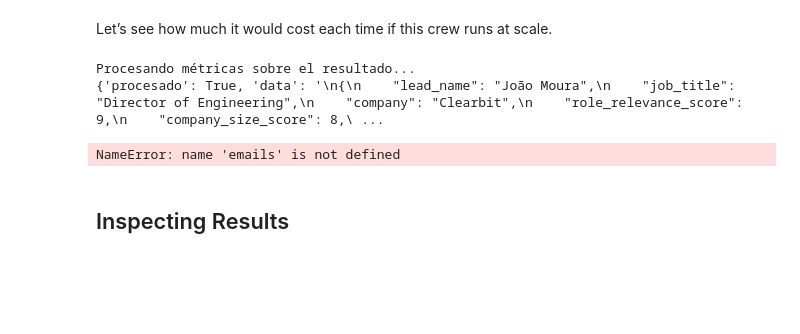
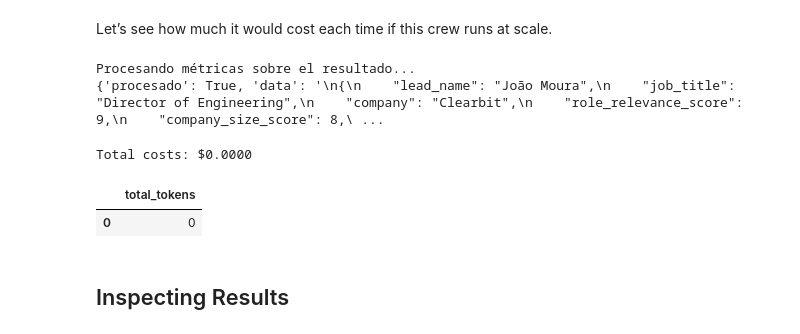
Before and after one commit to karlianamsuarezc/crew-ai-agents, a Jupyter notebook: lesson_3/L_3.ipynb, the cells around one changed output. Drawn from its saved outputs; the diff is of its cells as text; code cells hidden in the pictures; blank space fills up the shorter version.

Commit message:
Fix NameError and KeyError in lead scoring flow; update DataFrame creation and error handling

```diff
--- a/lesson_3/L_3.ipynb
+++ b/lesson_3/L_3.ipynb
@@ -387,17 +387,21 @@ Procesando métricas sobre el resultado...
 # %%
 import pandas as pd
 
 # Convert UsageMetrics instance to a DataFrame
-df_usage_metrics = pd.DataFrame([emails[0].token_usage.dict()])
+score_results = flow.state.get("score_crews_results", [])
+usage = score_results[0].token_usage.dict() if score_results else {"total_tokens": 0}
+df_usage_metrics = pd.DataFrame([usage])
 
 # Calculate total costs
 costs = 0.150 * df_usage_metrics['total_tokens'].sum() / 1_000_000
 print(f"Total costs: ${costs:.4f}")
 
 # Display the DataFrame
 df_usage_metrics
 # %% [output]
-NameError: name 'emails' is not defined
+Total costs: $0.0000
+|  | total_tokens |
+| 0 | 0 |
 # %% [markdown]
 ## Inspecting Results
 # %%
```
Also changed, not shown: parts of 4 cells of this notebook.
